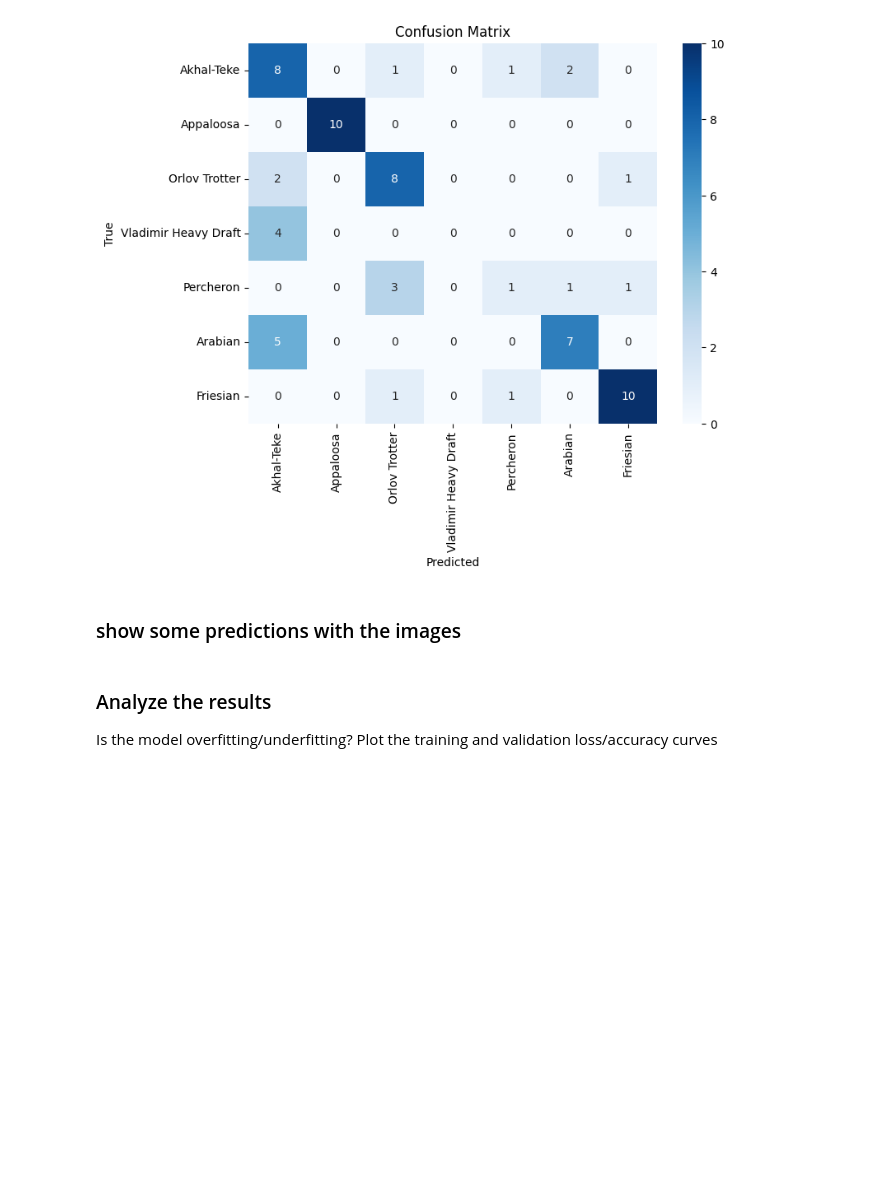
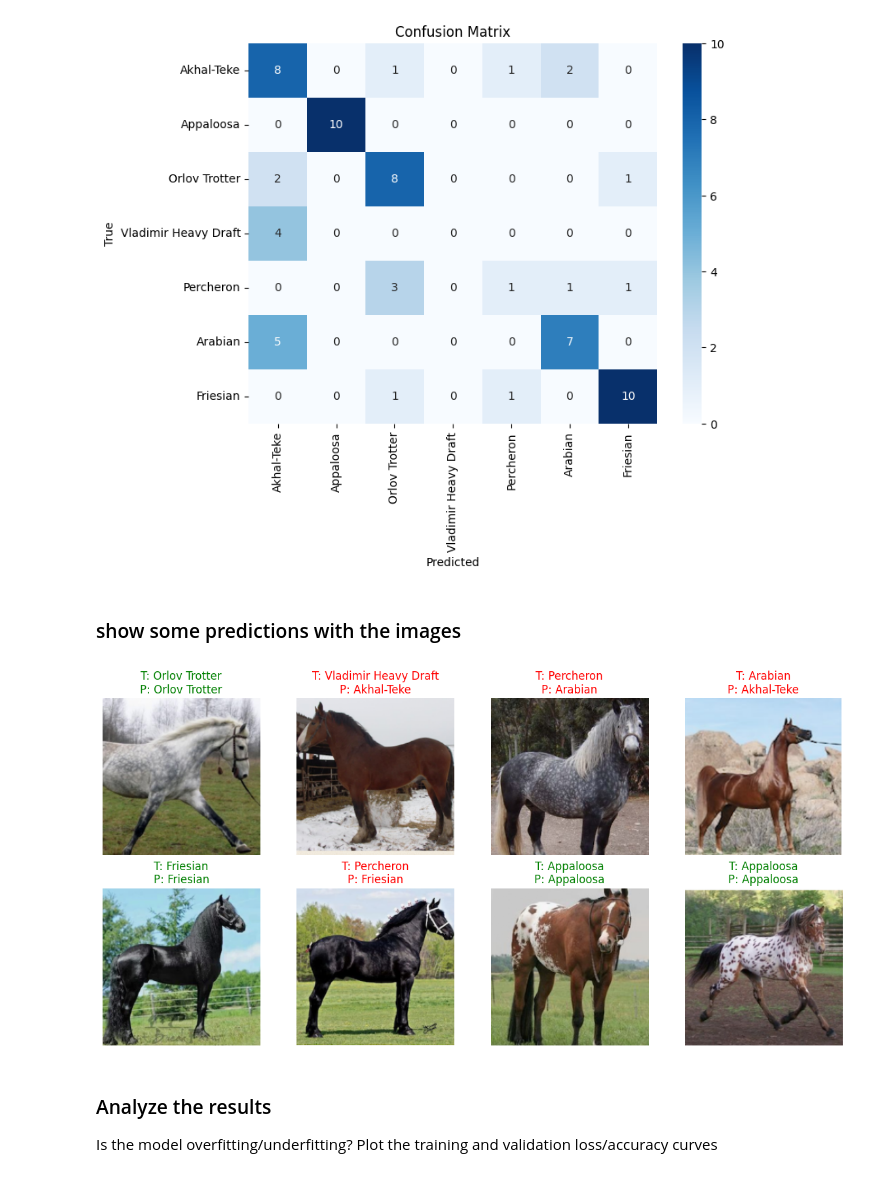
Before and after one commit to Shahad-2mo/Week-4, a Jupyter notebook: W4_DL/horse_classification.ipynb, the cells around one changed output. Drawn from its saved outputs; the diff is of its cells as text; code cells hidden in the pictures; blank space fills up the shorter version.

Commit message:
show some predictions with the images

```diff
--- a/W4_DL/horse_classification.ipynb
+++ b/W4_DL/horse_classification.ipynb
@@ -416,6 +416,34 @@ Vladimir Heavy Draft       0.00      0.00      0.00         4
 [figure]
 # %% [markdown]
 ### show some predictions with the images
+# %%
+def denormalize(tensor):
+    mean = torch.tensor([0.485, 0.456, 0.406]).view(3, 1, 1)
+    std = torch.tensor([0.229, 0.224, 0.225]).view(3, 1, 1)
+    return tensor * std + mean
+
+images, labels = next(iter(test_loader))
+images, labels = images.to(device), labels.to(device)
+
+with torch.no_grad():
+    outputs = model(images)
+    _, preds = torch.max(outputs, 1)
+
+fig, axes = plt.subplots(2, 4, figsize=(12, 6))
+for idx, ax in enumerate(axes.flat):
+    img = denormalize(images[idx].cpu()).permute(1, 2, 0).numpy()
+    img = np.clip(img, 0, 1)
+    ax.imshow(img)
+    true_label = breed_names[labels[idx]]
+    pred_label = breed_names[preds[idx]]
+    ax.set_title(f"T: {true_label}\nP: {pred_label}",
+                 color=("green" if true_label == pred_label else "red"))
+    ax.axis("off")
+
+plt.tight_layout()
+plt.show()
+# %% [output]
+[figure, added]
 # %% [markdown]
 ### Analyze the results
 Is the model overfitting/underfitting?
```
